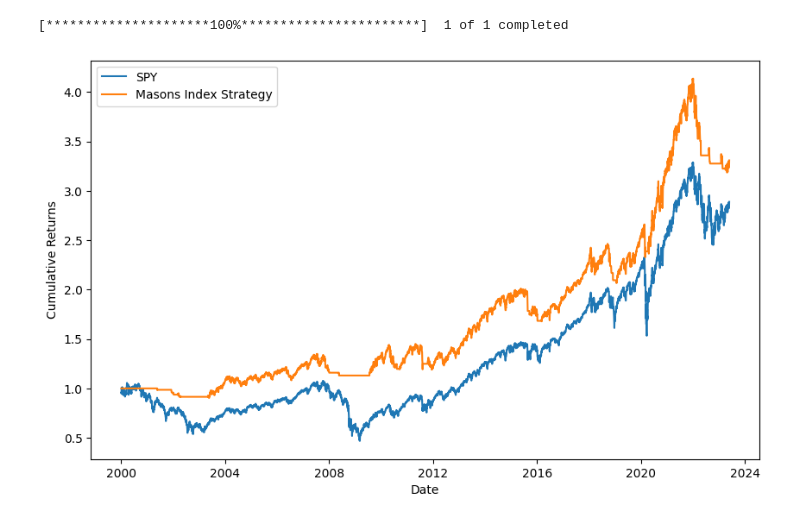
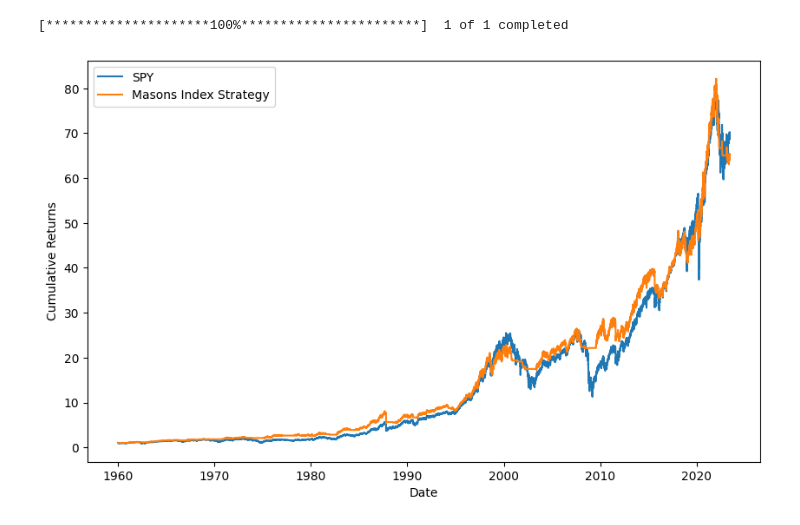
Before and after one commit to dkn-maida/farscape-investment, a Jupyter notebook: masons_new.ipynb, the cells around one changed output. Drawn from its saved outputs; the diff is of its cells as text; code cells hidden in the pictures.

```diff
--- a/masons_new.ipynb
+++ b/masons_new.ipynb
@@ -46,7 +46,7 @@ import empyrical as ep
 
 
 # Download historical data for the ETFs
-data = yf.download('SPY', start='2000-01-01', end='2023-05-29')['Close']
+data = yf.download('^GSPC', start='1960-01-01', end='2023-05-29')['Close']
 
 def masons_index(prices, window=250):
     n = len(prices)
@@ -69,34 +69,34 @@ def masons_index(prices, window=250):
 # Calculate the Masons Index for the downloaded data
 data_masons_index = masons_index(data)
 
 # Calculate the daily returns of the SPY ETF
 data_returns = data.pct_change()
 
 # Create a signal based on the Masons Index being positive or negative
 masons_signal = pd.Series(data_masons_index > 0, index=data.index)
 
 masons_signal.iloc[:250] = 0  # Set the signal to 0 for the first 250 days
 
 # Apply the strategy by multiplying the daily returns by the Masons signal (shifted by 1 day to avoid lookahead bias)
 strategy_returns = data_returns * masons_signal.shift(1)
 
 # Calculate the cumulative returns of the strategy
 cumulative_strategy_returns = (1 + strategy_returns).cumprod()
 
 # Plot the SPY ETF's cumulative returns and the strategy's cumulative returns
 fig, ax = plt.subplots(figsize=(10, 6))
 
 data_cumulative_returns = (1 + data_returns).cumprod()
 ax.plot(data_cumulative_returns.index, data_cumulative_returns, label='SPY')
 ax.plot(cumulative_strategy_returns.index, cumulative_strategy_returns, label="Masons Index Strategy")
 ax.set_xlabel('Date')
 ax.set_ylabel('Cumulative Returns')
 
 plt.legend()
 plt.show()
 # %% [output]
 [*********************100%***********************]  1 of 1 completed
-[figure, old version]
+[figure, new version]
 # %%
 import yfinance as yf
 import matplotlib.pyplot as plt
```
Also changed, not shown: parts of 4 cells of this notebook, 4 other files.
